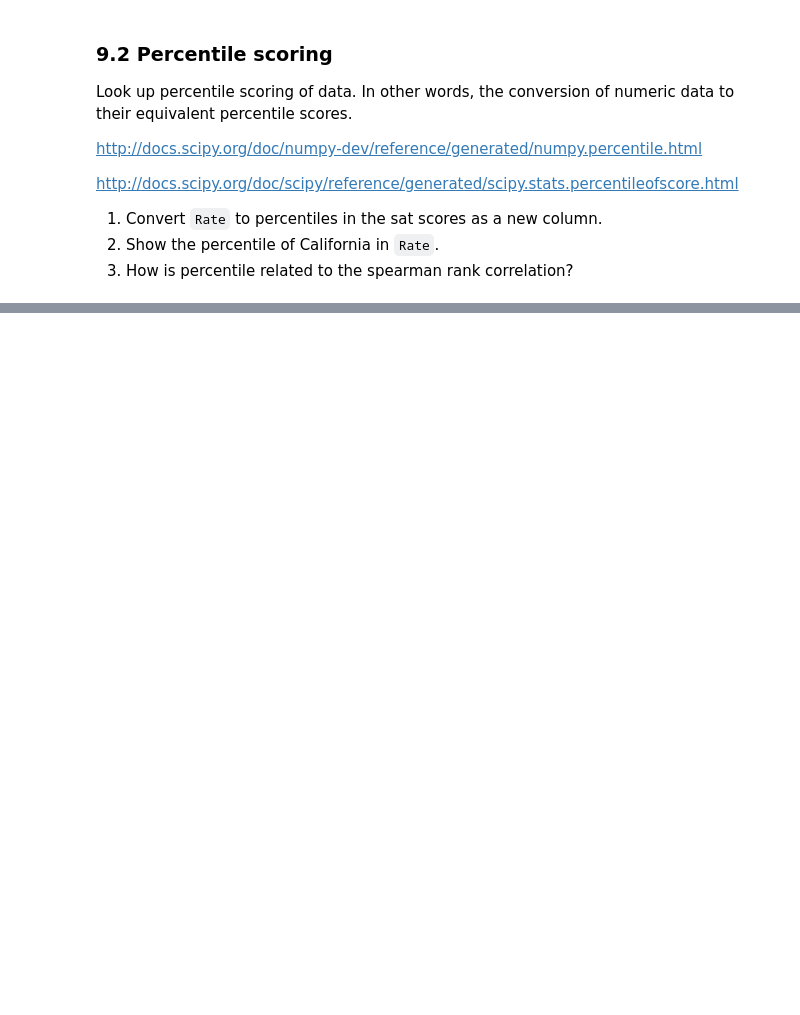
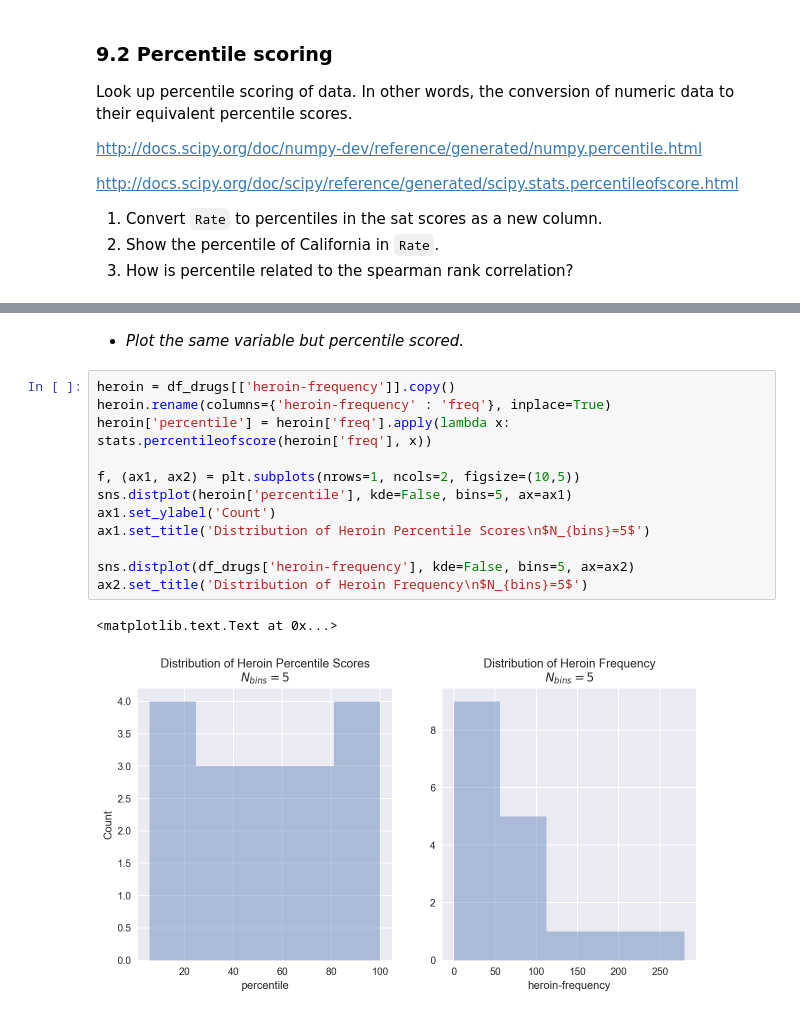
Before and after one commit to t-brewer/sats_and_drugs, a Jupyter notebook: project-02-v2-starter-code.ipynb, the cells around one changed output, grey strips where cells are left out. Drawn from its saved outputs; the diff is of its cells as text; blank space fills up the shorter version.

```diff
--- a/project-02-v2-starter-code.ipynb
+++ b/project-02-v2-starter-code.ipynb
@@ -1289,0 +1318,17 @@ http://docs.scipy.org/doc/scipy/reference/generated/scipy.stats.percentileofscor
+# %% [markdown]
+- *Plot the same variable but percentile scored.*
+# %%
+heroin = df_drugs[['heroin-frequency']].copy()
+heroin.rename(columns={'heroin-frequency' : 'freq'}, inplace=True)
+heroin['percentile'] = heroin['freq'].apply(lambda x: stats.percentileofscore(heroin['freq'], x))
+
+f, (ax1, ax2) = plt.subplots(nrows=1, ncols=2, figsize=(10,5))
+sns.distplot(heroin['percentile'], kde=False, bins=5, ax=ax1)
+ax1.set_ylabel('Count')
+ax1.set_title('Distribution of Heroin Percentile Scores\n$N_{bins}=5$')
+
+sns.distplot(df_drugs['heroin-frequency'], kde=False, bins=5, ax=ax2)
+ax2.set_title('Distribution of Heroin Frequency\n$N_{bins}=5$')
+# %% [output]
+<matplotlib.text.Text at 0x...>
+[figure, added]
```
Also changed, not shown: parts of 43 cells of this notebook.
